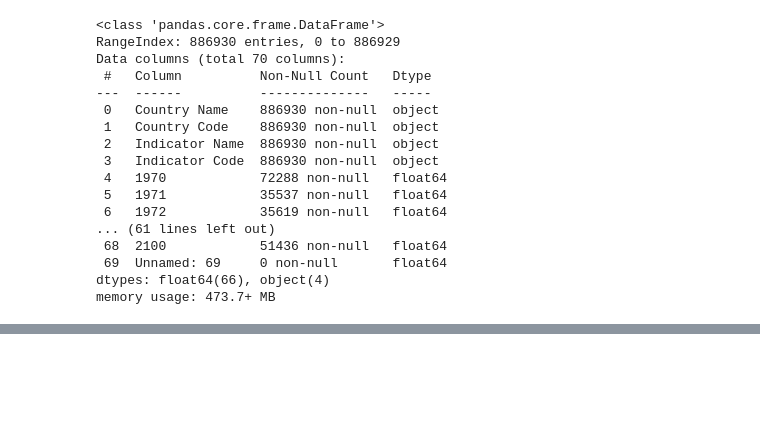
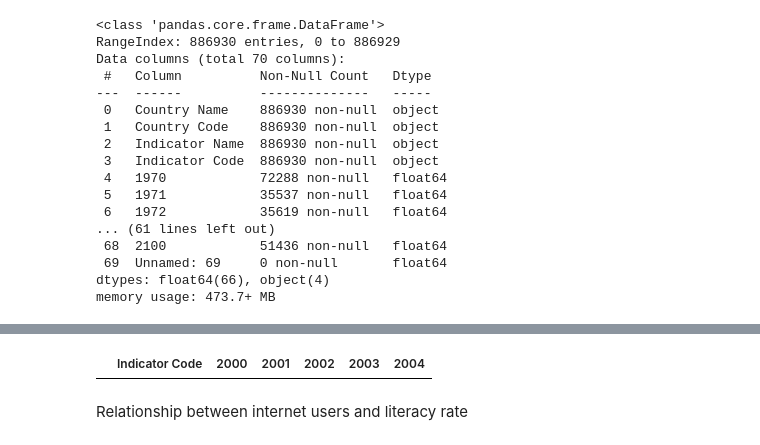
Before and after one commit to Yogesh-8998/World-Bank-Global-Education-Analysis, a Jupyter notebook: CH_{Yogesh_Patil}_{_World_Bank_Global_Education_Analysis_Capstone_Project}.ipynb, the cells around one changed output, grey strips where cells are left out. Cells and saved outputs as stored; diff of their text form; code cells hidden in the pictures; blank space fills up the shorter version.

```diff
--- a/CH_{Yogesh_Patil}_{_World_Bank_Global_Education_Analysis_Capstone_Project}.ipynb
+++ b/CH_{Yogesh_Patil}_{_World_Bank_Global_Education_Analysis_Capstone_Project}.ipynb
@@ -148,0 +264,7 @@ memory usage: 473.7+ MB
+# %%
+abc = df1.loc[df1['Indicator Name'].isin(['PISA'])][['Indicator Code', '2000',	'2001',	'2002',	'2003',	'2004']]
+abc
+# %% [output]
+|  | Indicator Code | 2000 | 2001 | 2002 | 2003 | 2004 |
+# %% [markdown]
+Relationship between internet users and literacy rate
```
Also changed, not shown: parts of 14 cells of this notebook.
